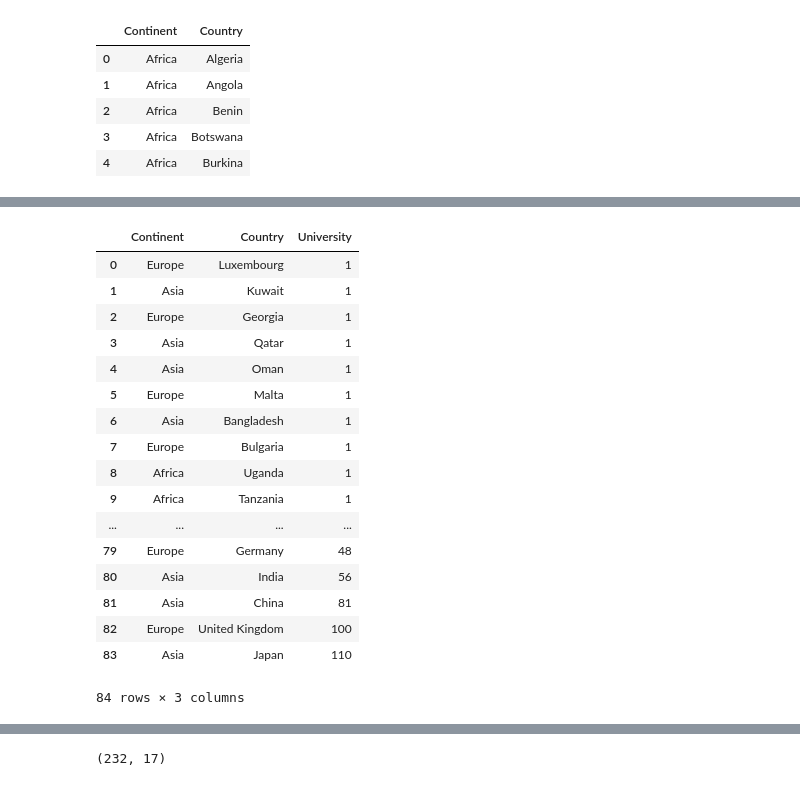
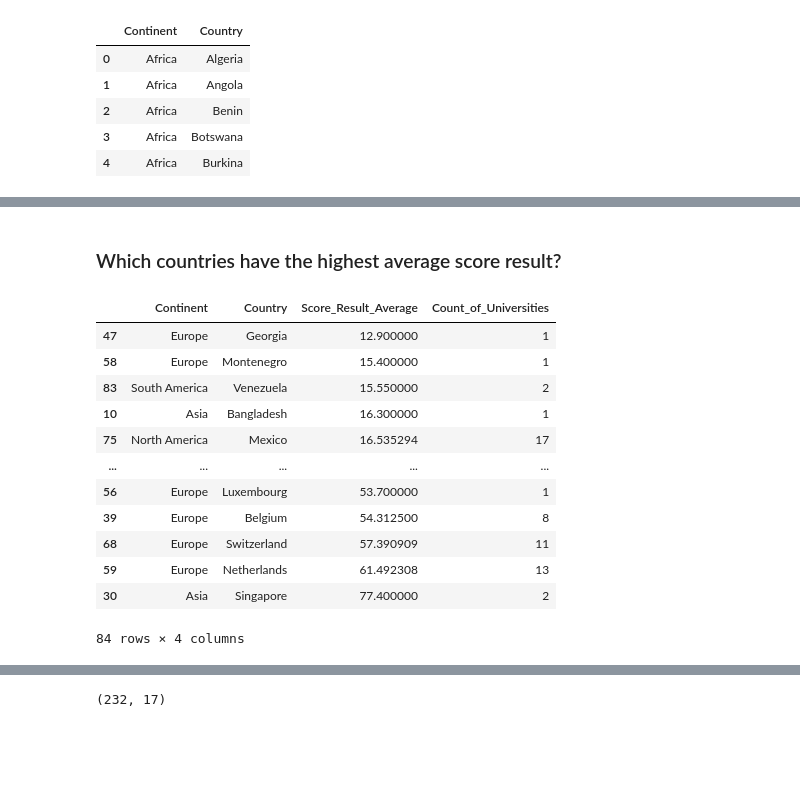
Before and after one commit to richdayandnight/univ-rankings-2020, a Jupyter notebook: University Rankings 2020 EDA.ipynb, the cells around one changed output, grey strips where cells are left out. Drawn from its saved outputs; the diff is of its cells as text; code cells hidden in the pictures; blank space fills up the shorter version.

```diff
--- a/University Rankings 2020 EDA.ipynb
+++ b/University Rankings 2020 EDA.ipynb
@@ -375,4 +411,6 @@ Continent                  1160 non-null object
 dtypes: float64(10), int64(1), object(6)
 memory usage: 163.1+ KB
+# %% [markdown]
+### Which countries have the highest average score result?
 # %%
-country_continent_group_by = data.groupby(['Continent', 'Country'], as_index=False)
+country_continent_group_by = data.groupby(['Continent', 'Country']).agg({'Score_Result':'mean', 'University': 'count'}).reset_index()
@@ -382,24 +417,21 @@ num_of_schools_per_countrycontinent_groupby = country_continent_group_by['Univer
-# %%
-num_of_schools_per_countrycontinent_groupby
-# %% [output]
-|  | Continent | Country | University |
-| 0 | Europe | Luxembourg | 1 |
-| 1 | Asia | Kuwait | 1 |
-| 2 | Europe | Georgia | 1 |
-| 3 | Asia | Qatar | 1 |
-| 4 | Asia | Oman | 1 |
-| 5 | Europe | Malta | 1 |
-| 6 | Asia | Bangladesh | 1 |
-| 7 | Europe | Bulgaria | 1 |
-| 8 | Africa | Uganda | 1 |
-| 9 | Africa | Tanzania | 1 |
-| ... | ... | ... | ... |
-| 79 | Europe | Germany | 48 |
-| 80 | Asia | India | 56 |
-| 81 | Asia | China | 81 |
-| 82 | Europe | United Kingdom | 100 |
-| 83 | Asia | Japan | 110 |
-84 rows × 3 columns
+# %%
+country_continent_group_by.rename(columns={'Score_Result':'Score_Result_Average', 'University': 'Count_of_Universities'}, inplace=True)
+# %%
+display(country_continent_group_by.sort_values(by='Score_Result_Average'))
+# %% [output]
+|  | Continent | Country | Score_Result_Average | Count_of_Universities |
+| 47 | Europe | Georgia | 12.900000 | 1 |
+| 58 | Europe | Montenegro | 15.400000 | 1 |
+| 83 | South America | Venezuela | 15.550000 | 2 |
+| 10 | Asia | Bangladesh | 16.300000 | 1 |
+| 75 | North America | Mexico | 16.535294 | 17 |
+| ... | ... | ... | ... | ... |
+| 56 | Europe | Luxembourg | 53.700000 | 1 |
+| 39 | Europe | Belgium | 54.312500 | 8 |
+| 68 | Europe | Switzerland | 57.390909 | 11 |
+| 59 | Europe | Netherlands | 61.492308 | 13 |
+| 30 | Asia | Singapore | 77.400000 | 2 |
+84 rows × 4 columns
 # %%
 data[data['Continent']=='Oceania']
 # %% [output]
```
Also changed, not shown: parts of 37 cells of this notebook.
